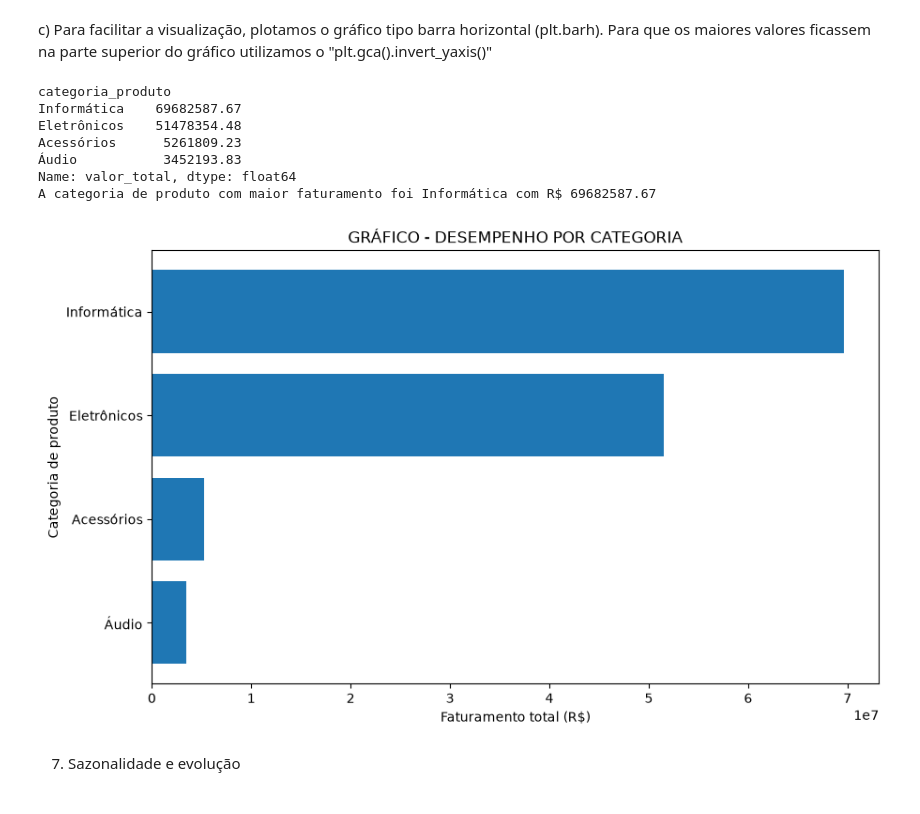
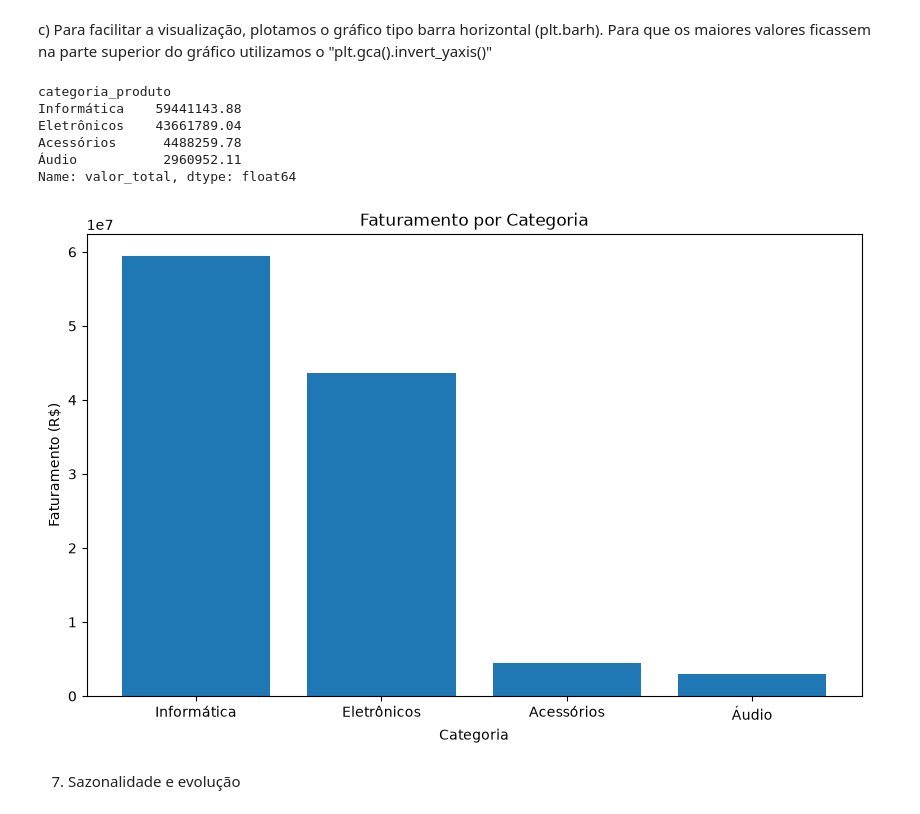
Before and after one commit to brunokisesenai/projeto_com_jupyter, a Jupyter notebook: projeto_final/Projeto_Final.ipynb, the cells around one changed output. Drawn from its saved outputs; the diff is of its cells as text; code cells hidden in the pictures.

```diff
--- a/projeto_final/Projeto_Final.ipynb
+++ b/projeto_final/Projeto_Final.ipynb
@@ -13,5 +15,14 @@ a) importação o arquivo "vendas.csv", utilizando a formatação 'utf-8' e troc
 # %%
-df_vendas = pd.read_csv("vendas.csv", encoding="utf-8", sep=";")
+df_vendas = pd.read_csv(
+    "vendas.csv",
+    encoding="utf-8",
+    sep=";"
+)
+
+# Considerar somente vendas concluídas
+df_vendas = df_vendas[
+    df_vendas["status_venda"] == "Concluído"
+]
 # %% [markdown]
 3. Obteção das infomações básicas e tratamento do banco de dados
 # %% [markdown]
@@ -107,39 +125,34 @@ b) Em seguida, selecionamos apenas a categoria mais vendida (.idxmax()) e o valo
 # %% [markdown]
 c) Para facilitar a visualização, plotamos o gráfico tipo barra horizontal (plt.barh). Para que os maiores valores ficassem na parte superior do gráfico utilizamos o "plt.gca().invert_yaxis()"
 # %%
-desempenho_por_categoria = df_vendas.groupby("categoria_produto")["valor_total"].sum().sort_values(ascending=False).head(10)
+categorias = (
+    df_vendas.groupby("categoria_produto")["valor_total"]
+    .sum()
+    .sort_values(ascending=False)
+)
 
-categoria_mais_venda = desempenho_por_categoria.idxmax()
-maior_valor_categoria = desempenho_por_categoria.max()
-
-print(desempenho_por_categoria)
-print(f"A categoria de produto com maior faturamento foi {categoria_mais_venda} com R$ {maior_valor_categoria:.2f}")
-
+print(categorias)
 
 plt.figure(figsize=(10, 6))
 
-plt.barh(
-    desempenho_por_categoria.index,
-    desempenho_por_categoria.values
+plt.bar(
+    categorias.index,
+    categorias.values
 )
 
-plt.xlabel("Faturamento total (R$)")
-plt.ylabel("Categoria de produto")
-plt.title("GRÁFICO - DESEMPENHO POR CATEGORIA")
-
-
-plt.gca().invert_yaxis()
+plt.title("Faturamento por Categoria")
+plt.xlabel("Categoria")
+plt.ylabel("Faturamento (R$)")
 
 plt.show()
 # %% [output]
 categoria_produto
-Informática    69682587.67
-Eletrônicos    51478354.48
-Acessórios      5261809.23
-Áudio           3452193.83
+Informática    59441143.88
+Eletrônicos    43661789.04
+Acessórios      4488259.78
+Áudio           2960952.11
 Name: valor_total, dtype: float64
-A categoria de produto com maior faturamento foi Informática com R$ 69682587.67
-[figure, old version]
+[figure, new version]
 # %% [markdown]
 7. Sazonalidade e evolução
 # %% [markdown]
```
Also changed, not shown: parts of 13 cells of this notebook.
